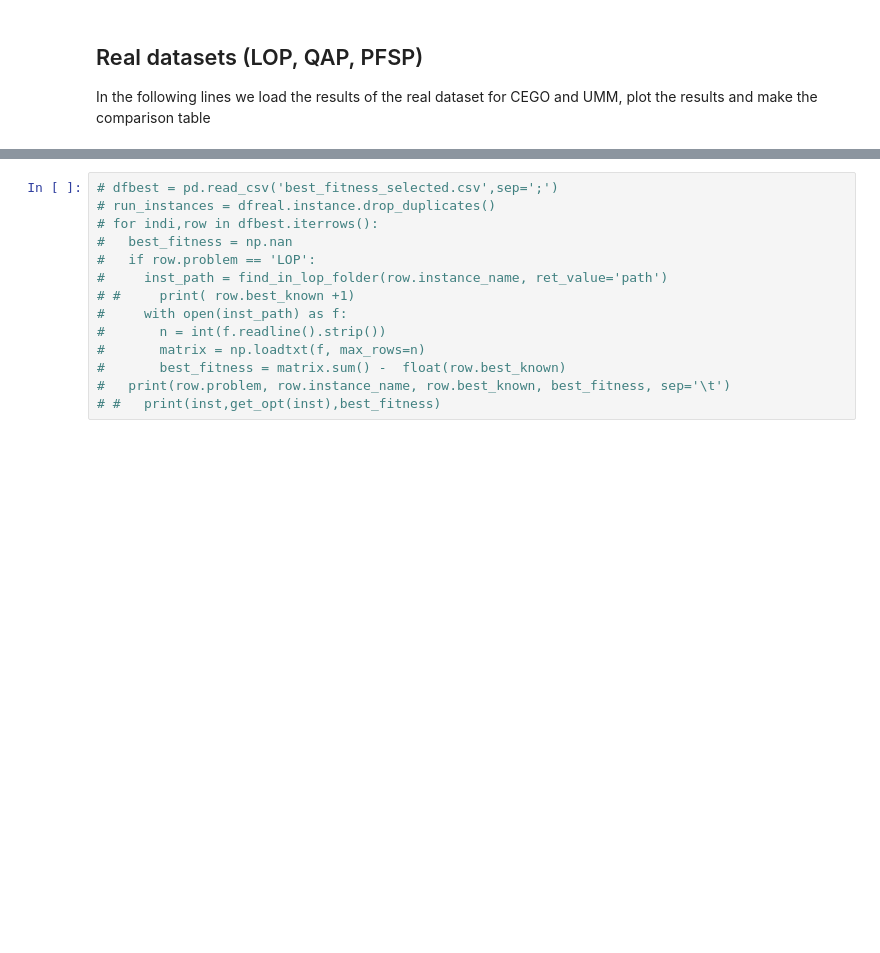
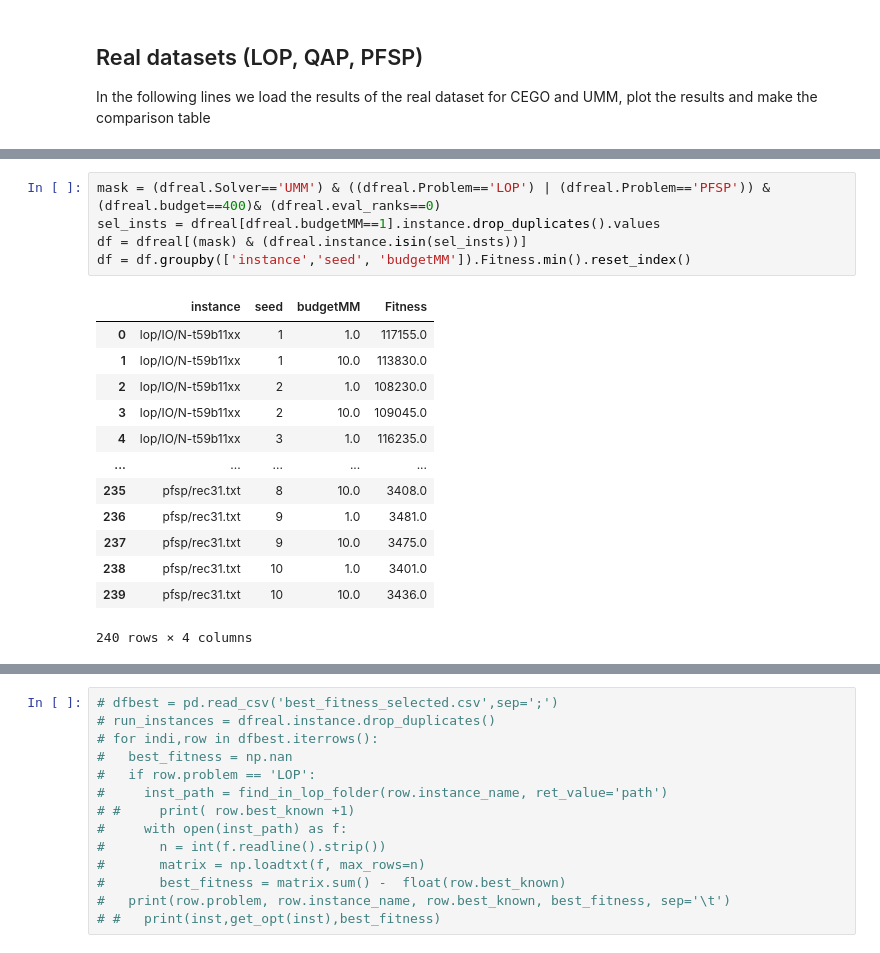
Before and after one commit to ekhiru/BB_optim, a Jupyter notebook: 2-An intro to UMM.ipynb, the cells around one changed output, grey strips where cells are left out. Cells and saved outputs as stored; diff of their text form; blank space fills up the shorter version.

```diff
--- a/2-An intro to UMM.ipynb
+++ b/2-An intro to UMM.ipynb
@@ -243,0 +247,19 @@ Saving to img/test_budgetMM_lop_RandB_N-p50-02.pdf
+# %%
+mask = (dfreal.Solver=='UMM') & ((dfreal.Problem=='LOP') | (dfreal.Problem=='PFSP')) & (dfreal.budget==400)& (dfreal.eval_ranks==0)
+sel_insts = dfreal[dfreal.budgetMM==1].instance.drop_duplicates().values
+df = dfreal[(mask) & (dfreal.instance.isin(sel_insts))]
+df = df.groupby(['instance','seed', 'budgetMM']).Fitness.min().reset_index()
+# %% [output]
+|  | instance | seed | budgetMM | Fitness |
+| 0 | lop/IO/N-t59b11xx | 1 | 1.0 | 117155.0 |
+| 1 | lop/IO/N-t59b11xx | 1 | 10.0 | 113830.0 |
+| 2 | lop/IO/N-t59b11xx | 2 | 1.0 | 108230.0 |
+| 3 | lop/IO/N-t59b11xx | 2 | 10.0 | 109045.0 |
+| 4 | lop/IO/N-t59b11xx | 3 | 1.0 | 116235.0 |
+| ... | ... | ... | ... | ... |
+| 235 | pfsp/rec31.txt | 8 | 10.0 | 3408.0 |
+| 236 | pfsp/rec31.txt | 9 | 1.0 | 3481.0 |
+| 237 | pfsp/rec31.txt | 9 | 10.0 | 3475.0 |
+| 238 | pfsp/rec31.txt | 10 | 1.0 | 3401.0 |
+| 239 | pfsp/rec31.txt | 10 | 10.0 | 3436.0 |
+240 rows × 4 columns
```
Also changed, not shown: parts of 15 cells of this notebook, 25 other files.
